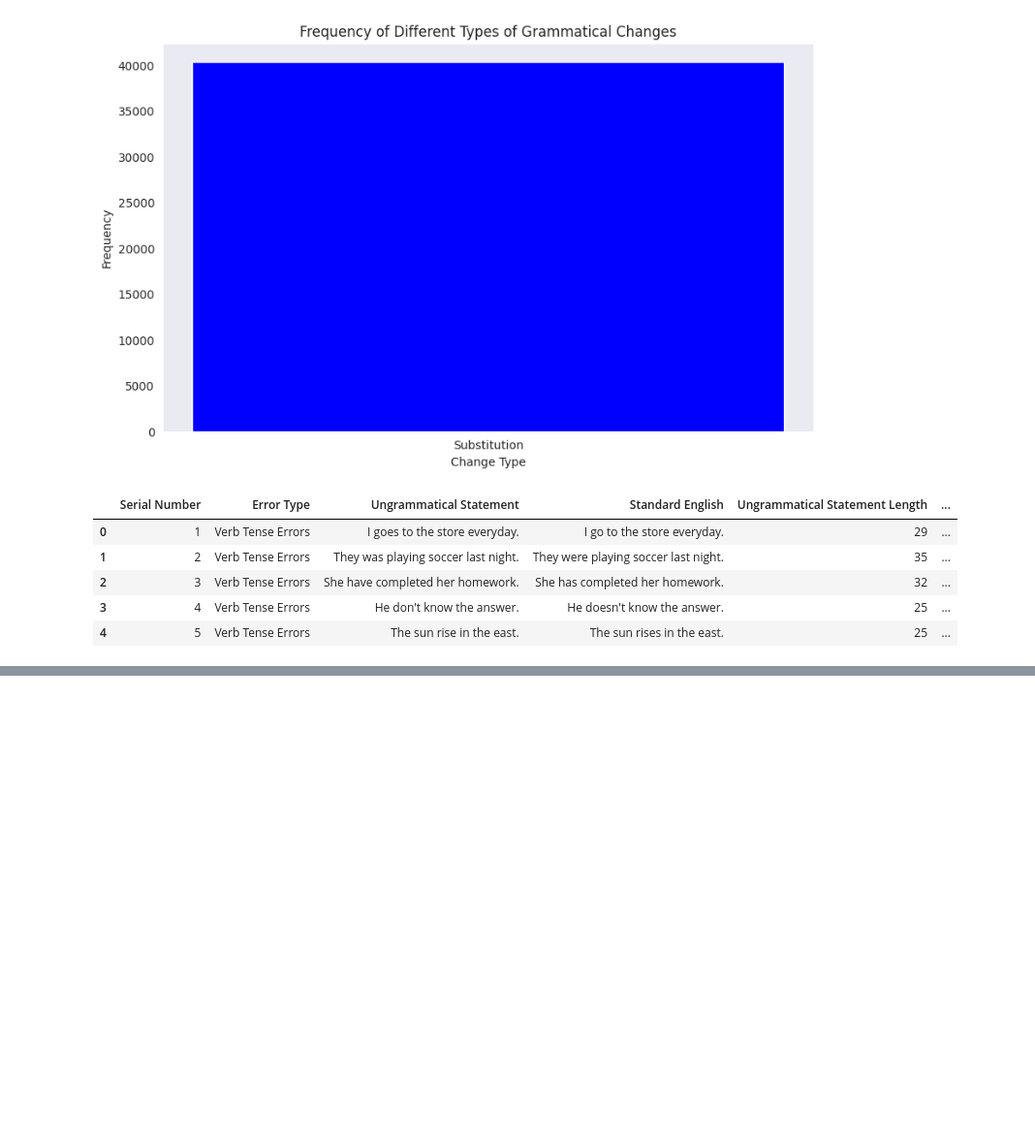
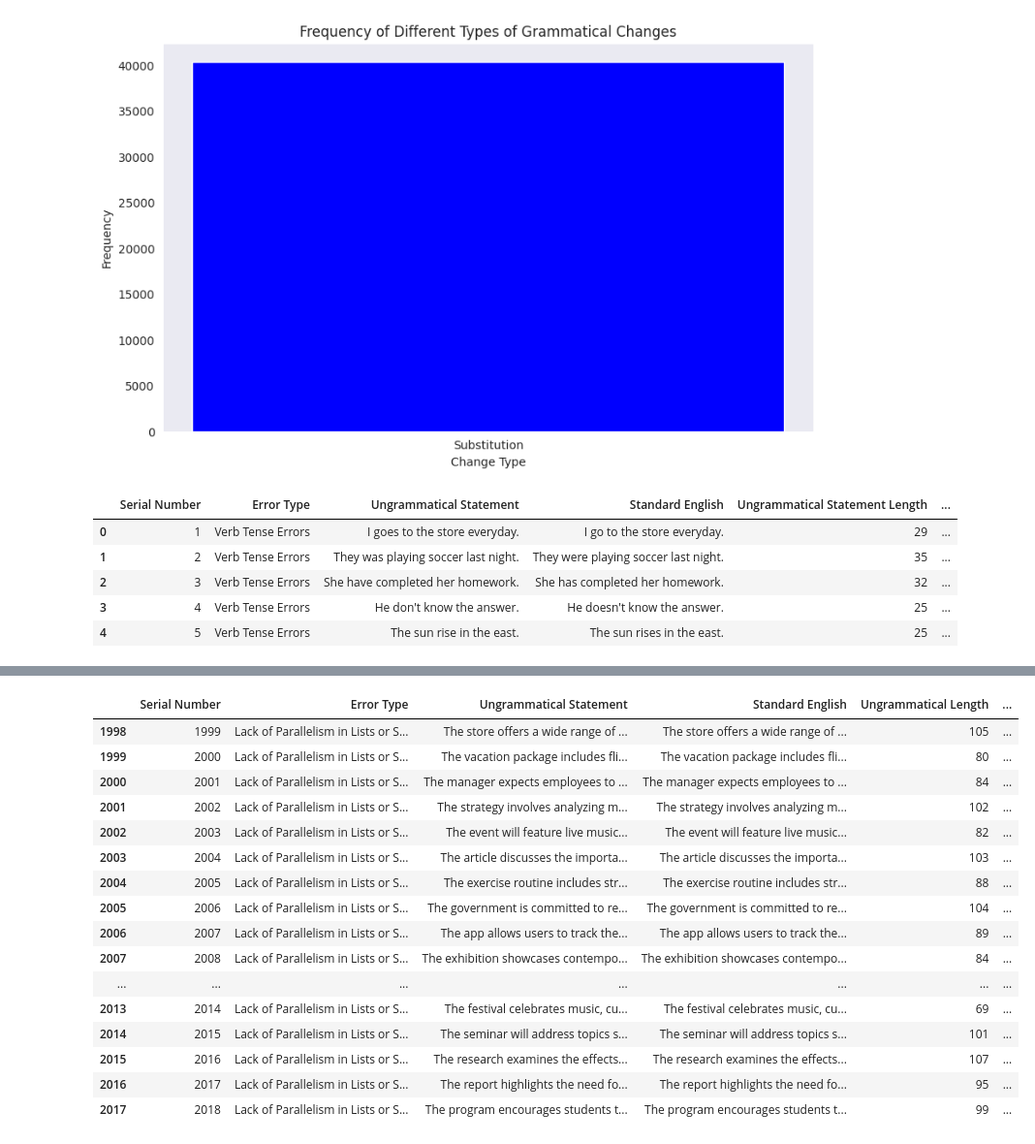
Before and after one commit to skbiswas0509/CSE499B-Grammatical-Error-Correction, a Jupyter notebook: CS499B_Grammar_Correction.ipynb, the cells around one changed output, grey strips where cells are left out. Shown at 97% size. Drawn from its saved outputs; the diff is of its cells as text; code cells hidden in the pictures; blank space fills up the shorter version.

```diff
--- a/CS499B_Grammar_Correction.ipynb
+++ b/CS499B_Grammar_Correction.ipynb
@@ -585,0 +937,20 @@ plt.show()
+# %%
+text_df.tail(20)
+# %% [output]
+|  | Serial Number | Error Type | Ungrammatical Statement | Standard English | Ungrammatical Length | ... |
+| 1998 | 1999 | Lack of Parallelism in Lists or S... | The store offers a wide range of ... | The store offers a wide range of ... | 105 | ... |
+| 1999 | 2000 | Lack of Parallelism in Lists or S... | The vacation package includes fli... | The vacation package includes fli... | 80 | ... |
+| 2000 | 2001 | Lack of Parallelism in Lists or S... | The manager expects employees to ... | The manager expects employees to ... | 84 | ... |
+| 2001 | 2002 | Lack of Parallelism in Lists or S... | The strategy involves analyzing m... | The strategy involves analyzing m... | 102 | ... |
+| 2002 | 2003 | Lack of Parallelism in Lists or S... | The event will feature live music... | The event will feature live music... | 82 | ... |
+| 2003 | 2004 | Lack of Parallelism in Lists or S... | The article discusses the importa... | The article discusses the importa... | 103 | ... |
+| 2004 | 2005 | Lack of Parallelism in Lists or S... | The exercise routine includes str... | The exercise routine includes str... | 88 | ... |
+| 2005 | 2006 | Lack of Parallelism in Lists or S... | The government is committed to re... | The government is committed to re... | 104 | ... |
+| 2006 | 2007 | Lack of Parallelism in Lists or S... | The app allows users to track the... | The app allows users to track the... | 89 | ... |
+| 2007 | 2008 | Lack of Parallelism in Lists or S... | The exhibition showcases contempo... | The exhibition showcases contempo... | 84 | ... |
+| ... | ... | ... | ... | ... | ... | ... |
+| 2013 | 2014 | Lack of Parallelism in Lists or S... | The festival celebrates music, cu... | The festival celebrates music, cu... | 69 | ... |
+| 2014 | 2015 | Lack of Parallelism in Lists or S... | The seminar will address topics s... | The seminar will address topics s... | 101 | ... |
+| 2015 | 2016 | Lack of Parallelism in Lists or S... | The research examines the effects... | The research examines the effects... | 107 | ... |
+| 2016 | 2017 | Lack of Parallelism in Lists or S... | The report highlights the need fo... | The report highlights the need fo... | 95 | ... |
+| 2017 | 2018 | Lack of Parallelism in Lists or S... | The program encourages students t... | The program encourages students t... | 99 | ... |
```
Also changed, not shown: parts of 20 cells of this notebook.
